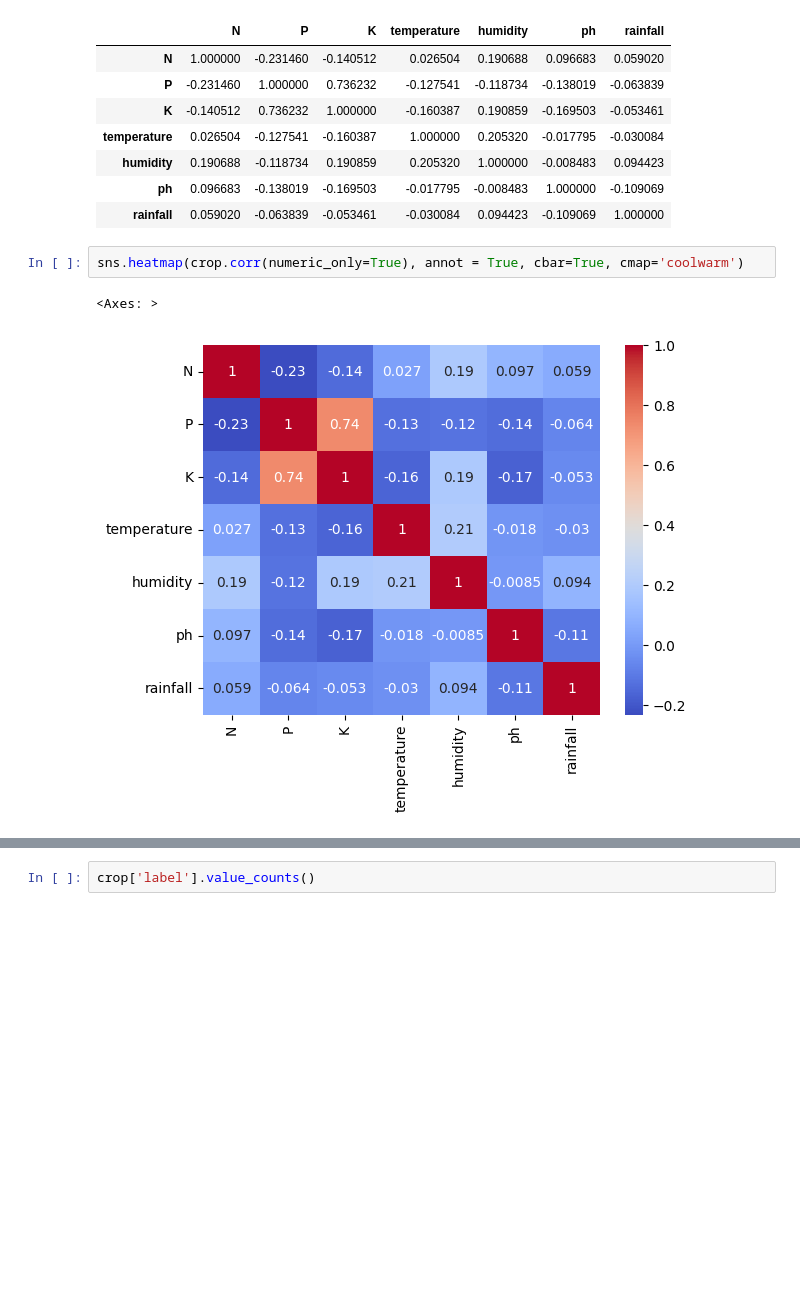
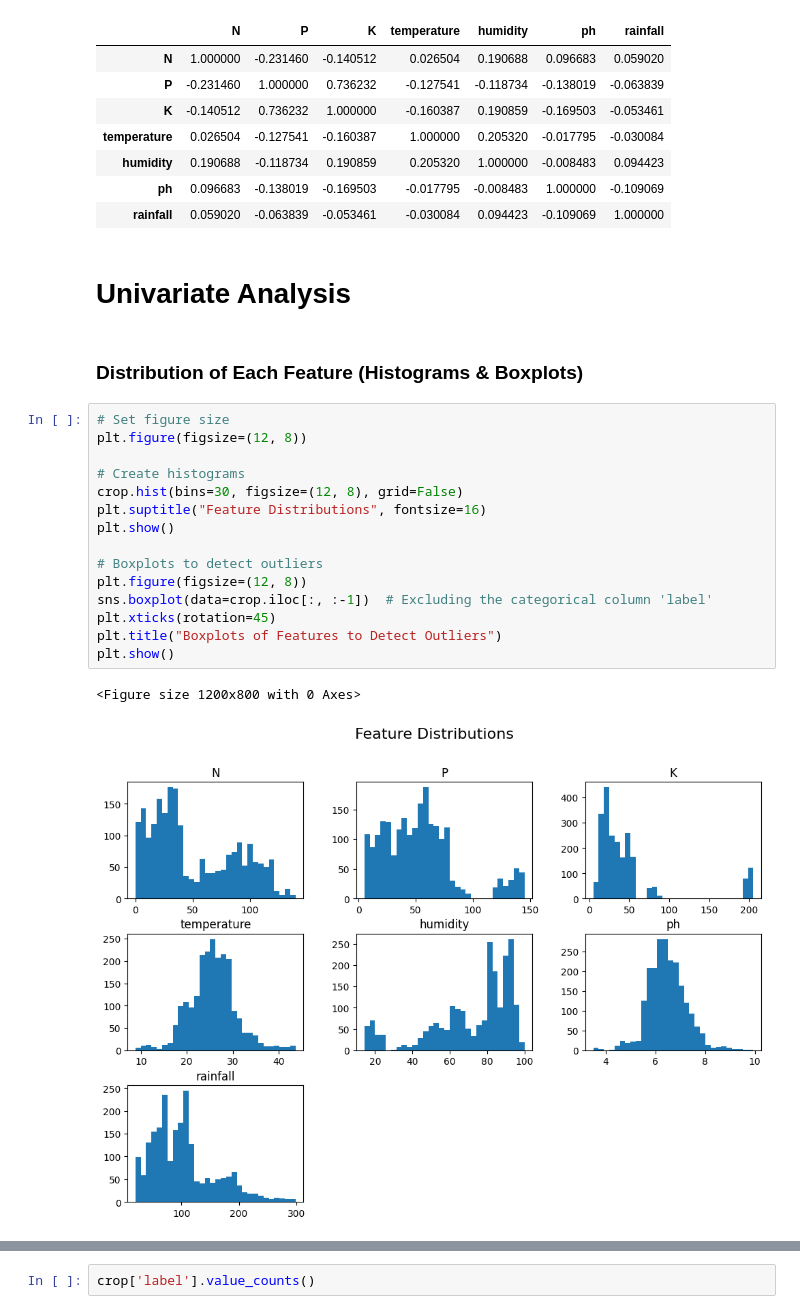
Before and after one commit to projjalbhattacharyya/Farmwise-Agriculture-System, a Jupyter notebook: Analysis and Modelling/Crop Recommendation System Using Machine Learning.ipynb, the cells around one changed output, grey strips where cells are left out. Cells and saved outputs as stored; diff of their text form; blank space fills up the shorter version.

```diff
--- a/Analysis and Modelling/Crop Recommendation System Using Machine Learning.ipynb
+++ b/Analysis and Modelling/Crop Recommendation System Using Machine Learning.ipynb
@@ -79,8 +92,25 @@ corr
 | humidity | 0.190688 | -0.118734 | 0.190859 | 0.205320 | 1.000000 | -0.008483 | 0.094423 |
 | ph | 0.096683 | -0.138019 | -0.169503 | -0.017795 | -0.008483 | 1.000000 | -0.109069 |
 | rainfall | 0.059020 | -0.063839 | -0.053461 | -0.030084 | 0.094423 | -0.109069 | 1.000000 |
-# %%
-sns.heatmap(crop.corr(numeric_only=True), annot = True, cbar=True, cmap='coolwarm')
-# %% [output]
-<Axes: >
-[figure]
+# %% [markdown]
+# Univariate Analysis
+# %% [markdown]
+### Distribution of Each Feature (Histograms & Boxplots)
+# %%
+# Set figure size
+plt.figure(figsize=(12, 8))
+
+# Create histograms
+crop.hist(bins=30, figsize=(12, 8), grid=False)
+plt.suptitle("Feature Distributions", fontsize=16)
+plt.show()
+
+# Boxplots to detect outliers
+plt.figure(figsize=(12, 8))
+sns.boxplot(data=crop.iloc[:, :-1])  # Excluding the categorical column 'label'
+plt.xticks(rotation=45)
+plt.title("Boxplots of Features to Detect Outliers")
+plt.show()
+# %% [output]
+<Figure size 1200x800 with 0 Axes>
+[figure, added]
```
Also changed, not shown: parts of 10 cells of this notebook, 3 other files.
